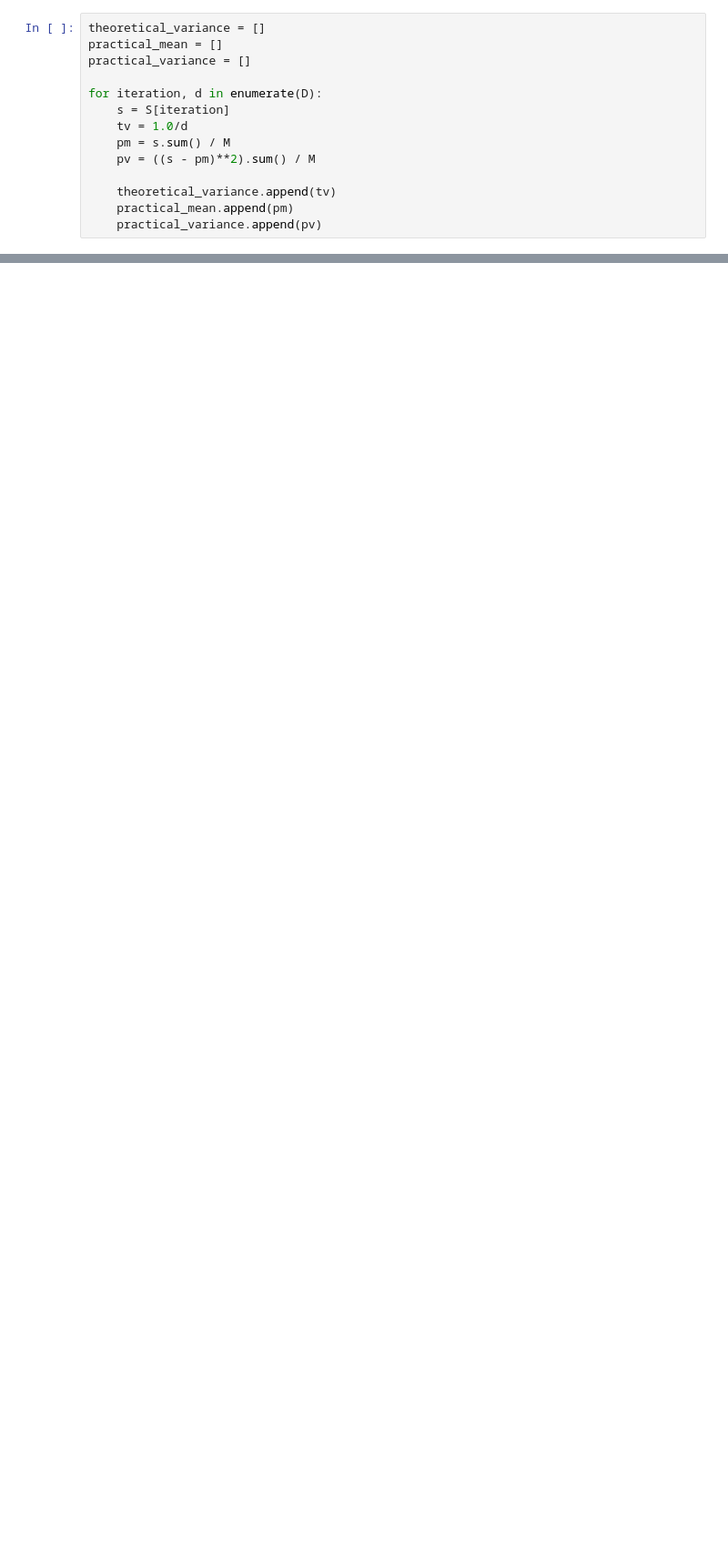
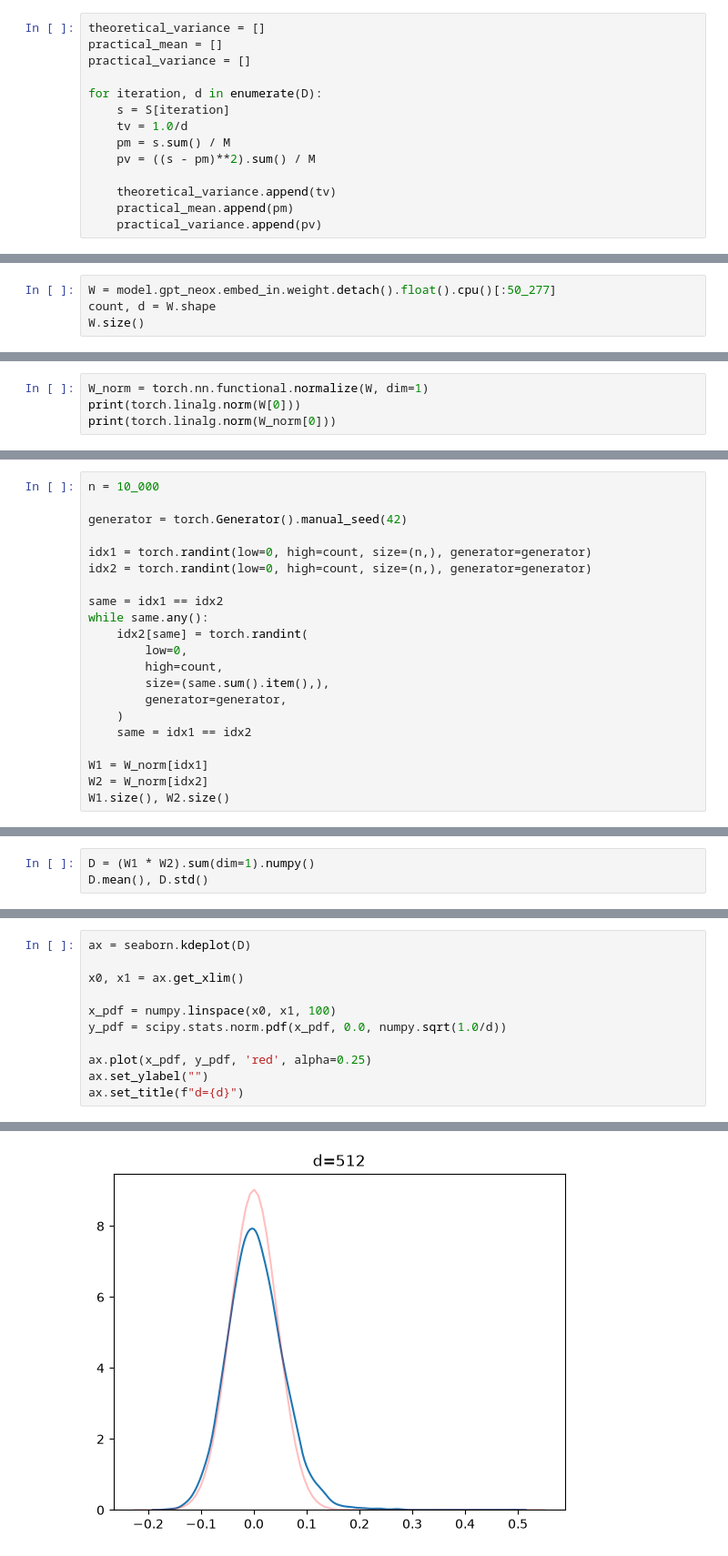
Before and after one commit to kawaii-Code/mc1, a Jupyter notebook: ml/lab1.ipynb, the cells around one changed output, grey strips where cells are left out. Shown at 91% size. Cells and saved outputs as stored; diff of their text form; blank space fills up the shorter version.

```diff
--- a/ml/lab1.ipynb
+++ b/ml/lab1.ipynb
@@ -86,0 +107,4 @@ import transformers
+# %%
+W = model.gpt_neox.embed_in.weight.detach().float().cpu()[:50_277]
+count, d = W.shape
+W.size()
@@ -86,0 +113,4 @@ import transformers
+# %%
+W_norm = torch.nn.functional.normalize(W, dim=1)
+print(torch.linalg.norm(W[0]))
+print(torch.linalg.norm(W_norm[0]))
@@ -86,0 +120,21 @@ import transformers
+# %%
+n = 10_000
+
+generator = torch.Generator().manual_seed(42)
+
+idx1 = torch.randint(low=0, high=count, size=(n,), generator=generator)
+idx2 = torch.randint(low=0, high=count, size=(n,), generator=generator)
+
+same = idx1 == idx2
+while same.any():
+    idx2[same] = torch.randint(
+        low=0,
+        high=count,
+        size=(same.sum().item(),),
+        generator=generator,
+    )
+    same = idx1 == idx2
+
+W1 = W_norm[idx1]
+W2 = W_norm[idx2]
+W1.size(), W2.size()
@@ -86,0 +143,3 @@ import transformers
+# %%
+D = (W1 * W2).sum(dim=1).numpy()
+D.mean(), D.std()
@@ -86,0 +148,12 @@ import transformers
+# %%
+ax = seaborn.kdeplot(D)
+
+x0, x1 = ax.get_xlim()
+
+x_pdf = numpy.linspace(x0, x1, 100)
+y_pdf = scipy.stats.norm.pdf(x_pdf, 0.0, numpy.sqrt(1.0/d))
+
+ax.plot(x_pdf, y_pdf, 'red', alpha=0.25)
+ax.set_ylabel("")
+ax.set_title(f"d={d}")
+# %% [output]
@@ -86,0 +161 @@ import transformers
+[figure, added]
```
Also changed, not shown: parts of 19 cells of this notebook, 1 other file.
